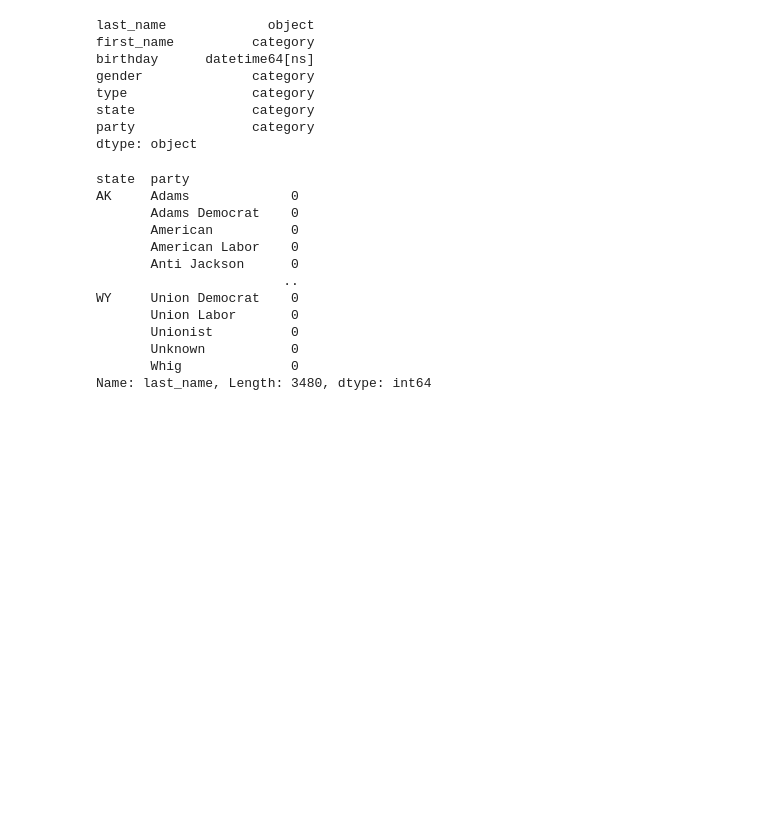
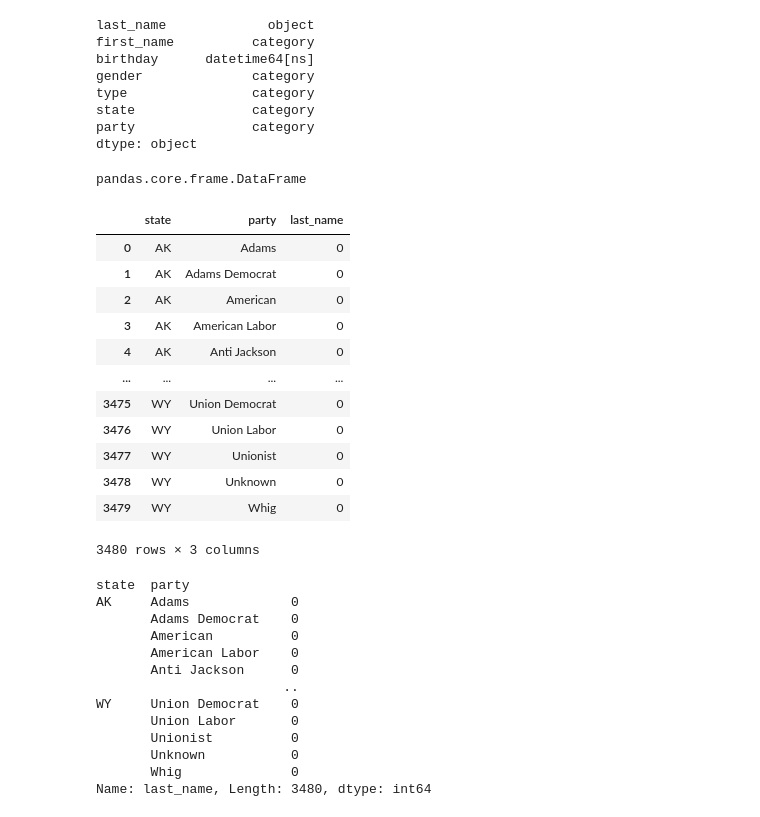
Before and after one commit to sledhead/python_core_test, a Jupyter notebook: pandas_congress.ipynb, the cells around one changed output. Saved outputs shown, nothing was run; the diff lists cells and outputs as text; code cells hidden in the pictures; blank space fills up the shorter version.

```diff
--- a/pandas_congress.ipynb
+++ b/pandas_congress.ipynb
@@ -89,6 +89,28 @@ dtype: object
 n_by_state = df.groupby("state")["last_name"].count()
 # %%
 p_by_state = df.groupby(['state','party'])['last_name'].count()
+# %%
+pdf_by_state = df.groupby(['state','party'], as_index=False)['last_name'].count()
+# %%
+type(pdf_by_state)
+# %% [output]
+pandas.core.frame.DataFrame
+# %%
+pdf_by_state
+# %% [output]
+|  | state | party | last_name |
+| 0 | AK | Adams | 0 |
+| 1 | AK | Adams Democrat | 0 |
+| 2 | AK | American | 0 |
+| 3 | AK | American Labor | 0 |
+| 4 | AK | Anti Jackson | 0 |
+| ... | ... | ... | ... |
+| 3475 | WY | Union Democrat | 0 |
+| 3476 | WY | Union Labor | 0 |
+| 3477 | WY | Unionist | 0 |
+| 3478 | WY | Unknown | 0 |
+| 3479 | WY | Whig | 0 |
+3480 rows × 3 columns
 # %%
 p_by_state
 # %% [output]
```
Also changed, not shown: parts of 29 cells of this notebook.
